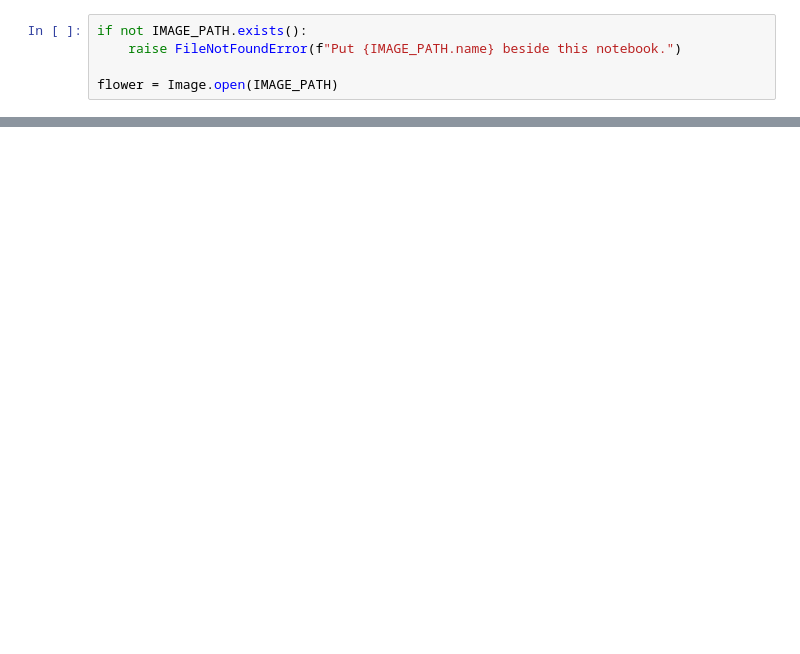
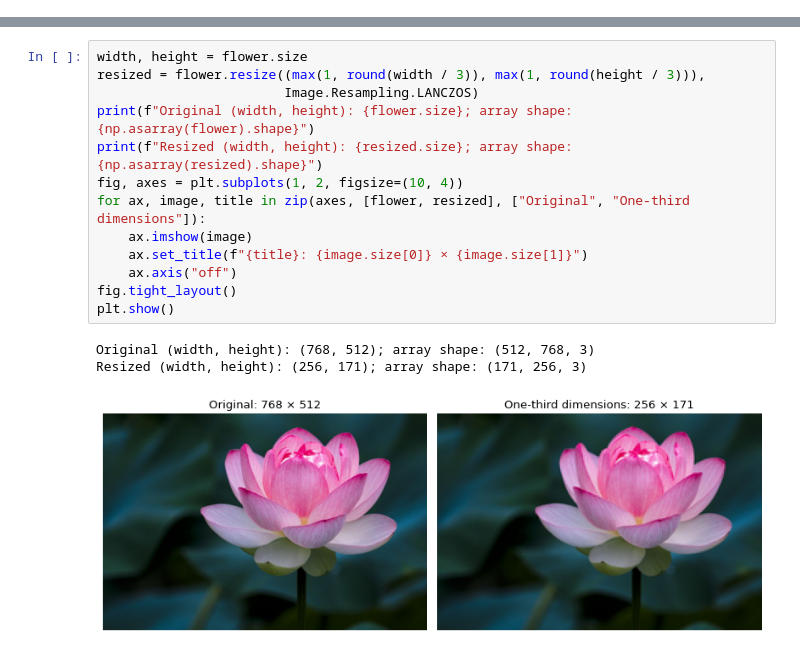
Before and after one commit to kyle-nguyennn/ml-stats-lab, a Jupyter notebook: fda/lab2/Q2_intensity_transformations.ipynb, the cells around one changed output, grey strips where cells are left out. Drawn from its saved outputs; the diff is of its cells as text; blank space fills up the shorter version.

Commit message:
fda lab 2: implement Q2 intensity transformations
AI-assisted implementation with plots, measured results, and validation. Document histogram shift/stretch assumptions explicitly.

```diff
--- a/fda/lab2/Q2_intensity_transformations.ipynb
+++ b/fda/lab2/Q2_intensity_transformations.ipynb
@@ -19,5 +0,0 @@ Open the source image without applying any transformations.
-# %%
-if not IMAGE_PATH.exists():
-    raise FileNotFoundError(f"Put {IMAGE_PATH.name} beside this notebook.")
-
-flower = Image.open(IMAGE_PATH)
@@ -108,0 +53,17 @@ Apply histogram stretching with $\lambda = 235$. Report the contrast before and
+# %%
+width, height = flower.size
+resized = flower.resize((max(1, round(width / 3)), max(1, round(height / 3))),
+                        Image.Resampling.LANCZOS)
+print(f"Original (width, height): {flower.size}; array shape: {np.asarray(flower).shape}")
+print(f"Resized (width, height): {resized.size}; array shape: {np.asarray(resized).shape}")
+fig, axes = plt.subplots(1, 2, figsize=(10, 4))
+for ax, image, title in zip(axes, [flower, resized], ["Original", "One-third dimensions"]):
+    ax.imshow(image)
+    ax.set_title(f"{title}: {image.size[0]} × {image.size[1]}")
+    ax.axis("off")
+fig.tight_layout()
+plt.show()
+# %% [output]
+Original (width, height): (768, 512); array shape: (512, 768, 3)
+Resized (width, height): (256, 171); array shape: (171, 256, 3)
+[figure, added]
```
Also changed, not shown: parts of 53 cells of this notebook.
